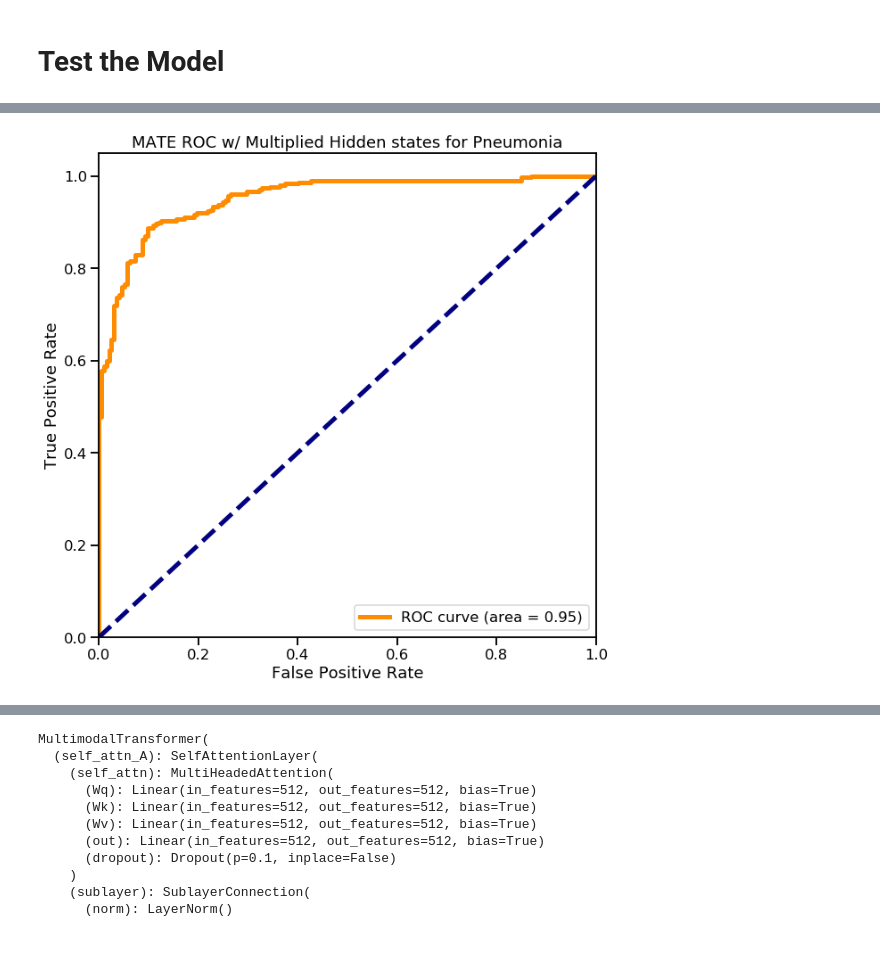
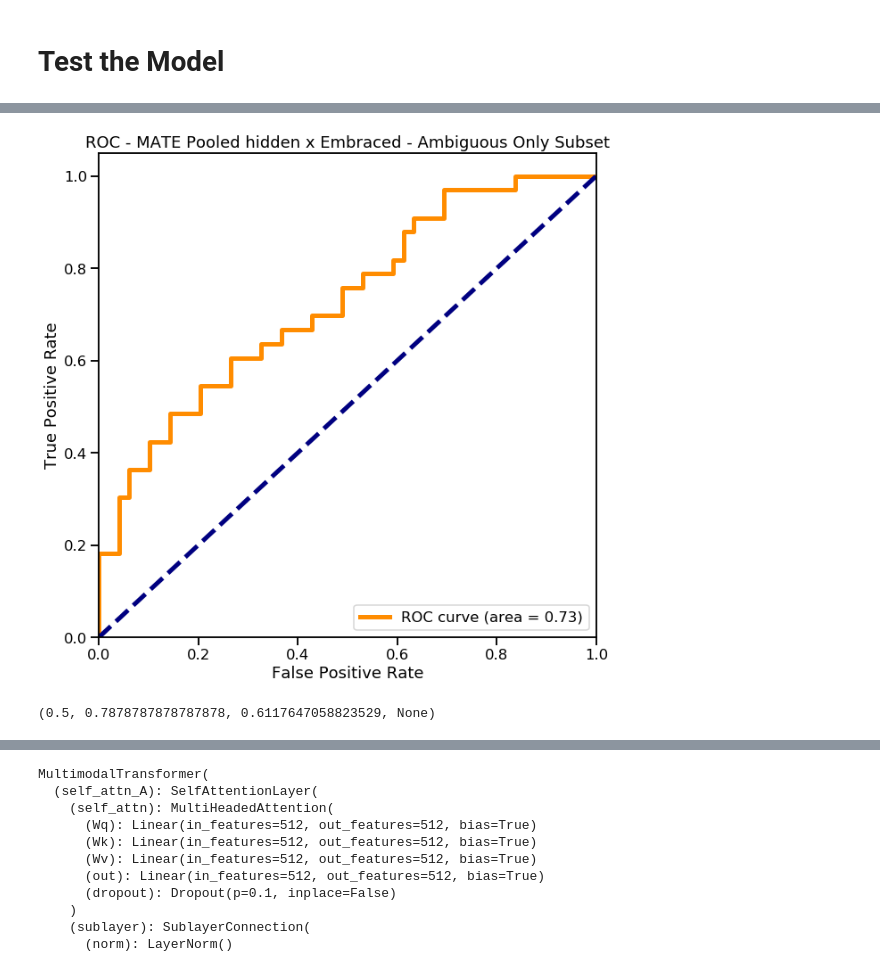
Before and after one commit to kevkid/transforming_embracement, a Jupyter notebook: Transforming Embracement.ipynb, the cells around one changed output, grey strips where cells are left out. Drawn from its saved outputs; the diff is of its cells as text; code cells hidden in the pictures.

Commit message:
Added new way to add ambiguous samples

```diff
--- a/Transforming Embracement.ipynb
+++ b/Transforming Embracement.ipynb
@@ -626,0 +1275,3 @@ MultimodalTransformer(
+# %%
+model_types = {0:'MATE Vanilla', 1: 'MATE Pooled hidden x Embraced', 2: 'MATE Pooled hidden'}
+amb_types = {True: 'Ambiguous Only Subset', False: 'Full Test'}
@@ -626,0 +1289,5 @@ MultimodalTransformer(
+# %%
+#load weights
+PATH = './weights/MATE_Classification_Full_model_type_{}.pth'.format(model_type)
+model.load_state_dict(torch.load(PATH), strict=False)
+model.to(device)
@@ -629,9 +1314,13 @@ correct = 0
 total = 0
 label_list = []
 output_list = []
-
+dicom_id_list = []
+sample_num = 0
+only_amb = True
+tokenizer = mimic_feature_dataset_train.tokenizer
 with torch.no_grad():
     for data in mimic_feature_dataloader_test:
+        dicom_id_list.extend(data['image_id'])
         features = data['features'].to(device)
         spatials = data['spatials'].to(device)
         text = data['text'].to(device)
@@ -641,11 +1330,24 @@ with torch.no_grad():
         outputs = model([features, spatials], text,img_attn_mask, text_attn_mask)
         #outputs = model([torch.rand_like(features), torch.rand_like(spatials)], text, img_attn_mask, text_attn_mask)#noise
         #outputs = model([features, spatials], torch.randint_like(text, 30000), img_attn_mask, text_attn_mask)
-        output_list.extend(outputs.tolist())
-        label_list.extend(labels.tolist())
         _, predicted = torch.max(outputs.data, 1)
-        total += labels.size(0)
-        correct += (predicted == labels).sum().item()
+        pred_amb = pd.DataFrame({'outputs':outputs.cpu(),'labels':labels.cpu(),'pred':predicted.cpu(), 'amb':data['ambiguous'].tolist()})
+        if only_amb:
+            mask = pred_amb['amb'] == 1
+            if sum(mask) > 0:
+                output_list.extend(pred_amb[mask]['outputs'].tolist())
+                labels = torch.tensor(pred_amb[mask]['labels'].tolist())
+                label_list.extend(labels.tolist())
+                predicted = torch.tensor(pred_amb[mask]['pred'].tolist())
+                sample_num+=labels.size(0)
+                total += labels.size(0)
+                correct += (predicted == labels).sum().item()
+        else:
+            output_list.extend(outputs.tolist())
+            label_list.extend(labels.tolist())
+            sample_num+=labels.size(0)
+            total += labels.size(0)
+            correct += (predicted == labels).sum().item()
 
-print('Accuracy of the network on the {} test samples: {}'.format(len(mimic_feature_dataset_test), (100 * correct / total)))
+print('Accuracy of the network on the {} test samples: {}'.format(sample_num, (100 * correct / total)))
 # %% [output]
@@ -656,5 +1362,5 @@ Accuracy of the network on the 491 test samples: 89.20570264765784
 # %%
-fpr, tpr, thresholds = metrics.roc_curve(label_list, np.asarray(output_list)[:,1])
+fpr, tpr, thresholds = metrics.roc_curve(label_list, F.softmax(torch.tensor(output_list), dim=1)[:,1])
 AUC = metrics.auc(fpr, tpr)
 # %%
 AUC
@@ -663,19 +1369,23 @@ AUC
 # %%
 #Micro AUC because there is only one class!
 plt.figure(figsize=(10,10))
 lw = 5
 plt.plot(fpr, tpr, color='darkorange',
          lw=lw, label='ROC curve (area = %0.2f)' % AUC)
 plt.plot([0, 1], [0, 1], color='navy', lw=lw, linestyle='--')
 plt.xlim([0.0, 1.0])
 plt.ylim([0.0, 1.05])
 plt.xlabel('False Positive Rate')
 plt.ylabel('True Positive Rate')
-plt.title('MATE ROC w/ Multiplied Hidden states for Pneumonia')
+plt.title('ROC - {} - {}'.format(model_types[model_type], amb_types[only_amb]))
 plt.legend(loc="lower right")
 plt.show()
 # %% [output]
-[figure, old version]
+[figure, new version]
+# %%
+metrics.precision_recall_fscore_support(label_list, np.argmax(output_list, axis=1), average='binary')
+# %% [output]
+(0.5, 0.7878787878787878, 0.6117647058823529, None)
 # %%
 print(metrics.classification_report(label_list, np.argmax(F.softmax(torch.as_tensor(output_list), dim=1), axis=1).tolist()))
 # %% [output]
```
Also changed, not shown: parts of 118 cells of this notebook.
